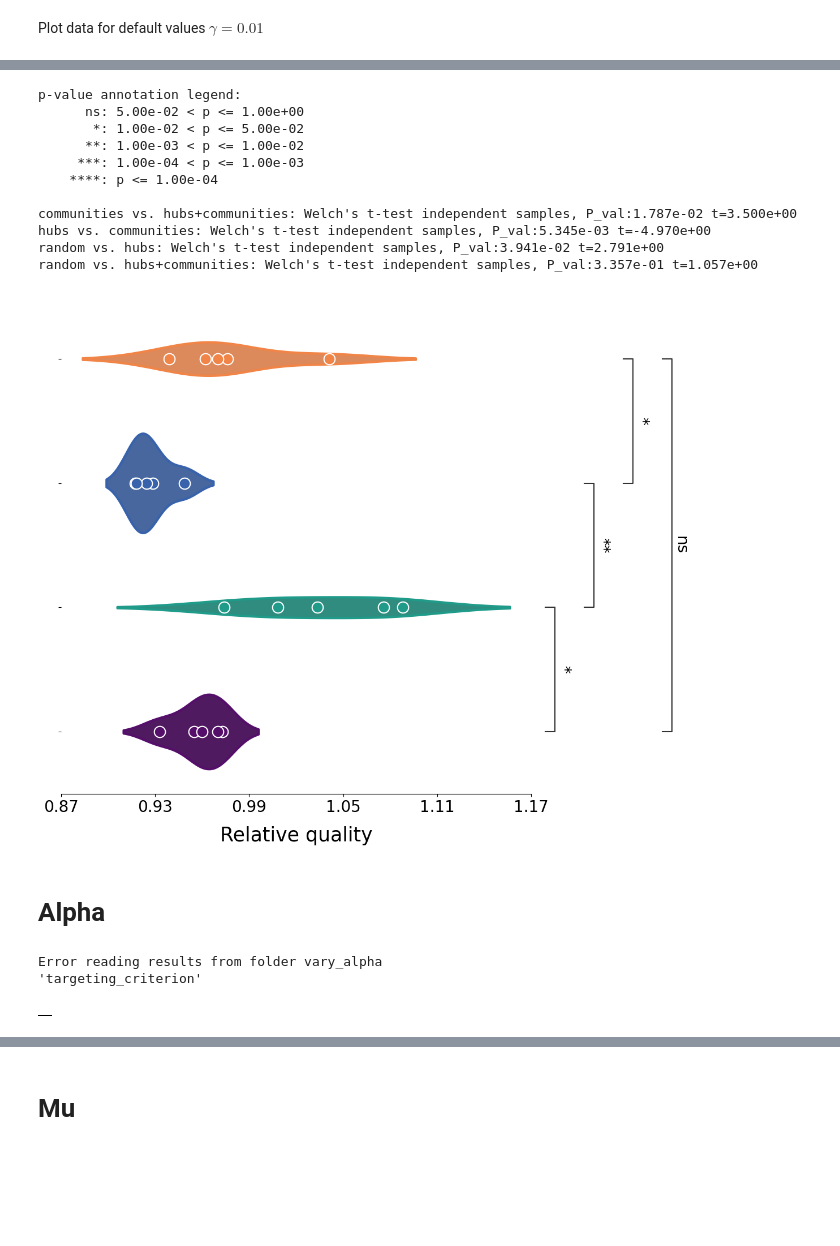
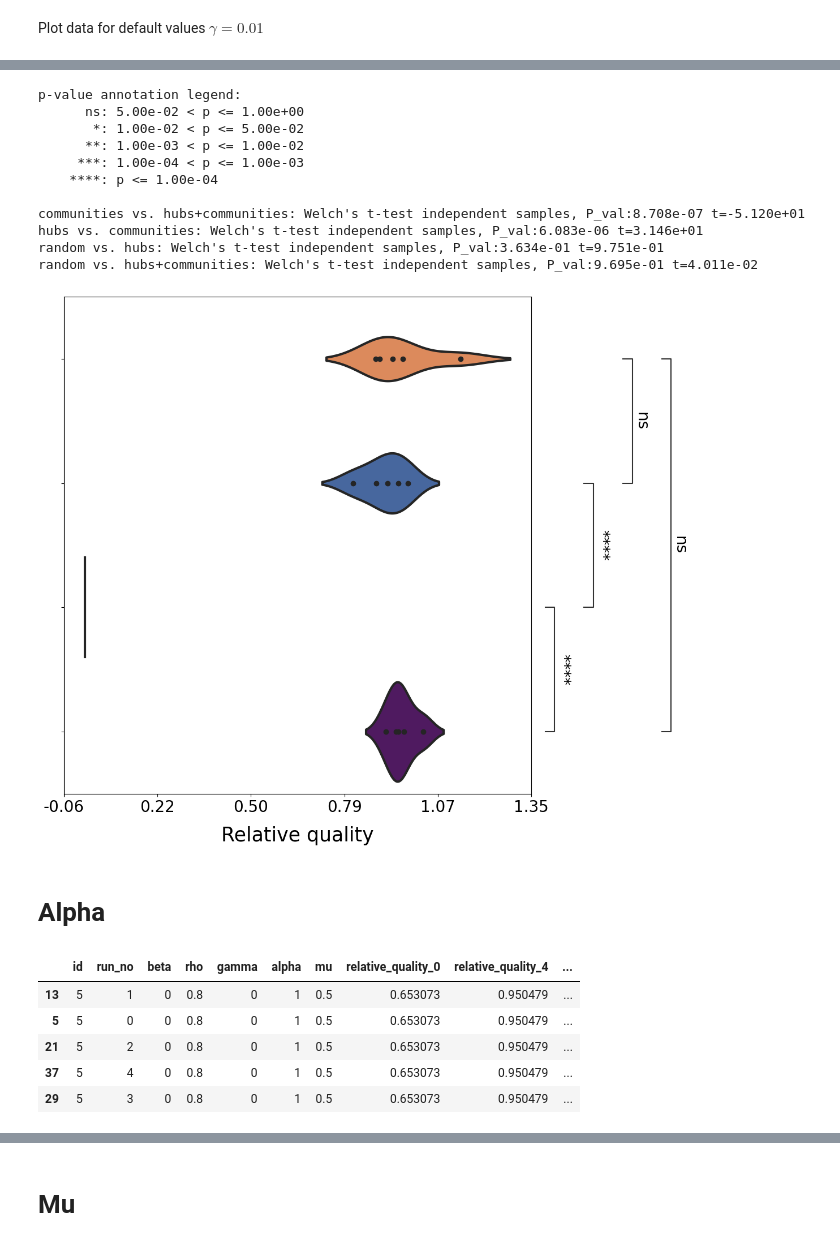
Before and after one commit to osome-iu/SimSoM, a Jupyter notebook: experiments/10172023_v3.0_exps/plot_findings_v3.0.ipynb, the cells around one changed output, grey strips where cells are left out. Saved outputs shown, nothing was run; the diff lists cells and outputs as text; code cells hidden in the pictures; blank space fills up the shorter version.

```diff
--- a/experiments/10172023_v3.0_exps/plot_findings_v3.0.ipynb
+++ b/experiments/10172023_v3.0_exps/plot_findings_v3.0.ipynb
@@ -233,6 +233,6 @@ def point_violinplot(
 # %%
 # Directory containing experiment results
-RES_DIR = "results"
+RES_DIR = "/N/project/simsom/simsom_v3/10172023_v3.0/results"
 
 # Directory to save figures
 PLOT_DIR = "figures"
@@ -240,7 +240,7 @@ if not os.path.exists(PLOT_DIR):
     os.makedirs(PLOT_DIR)
 
 # Styling
-plt.style.use("/Users/baott/SimSoM/experiments/stylesheet.mplstyle")
+plt.style.use("stylesheet.mplstyle")
 PALETTE = ["#550F6B", "#F8D625", "#BC3684", "#F18447", "#3863AC", "#209B8A"]
 sns.set_palette(PALETTE)
 
@@ -257,7 +257,7 @@ warnings.filterwarnings("ignore")
 # %% [markdown]
 # Baseline results
 # %%
-folders = ["baseline", "baseline_7runs"]
+folders = ["baseline_5runs"]
 dfs = []
 for folder in folders:
     data = json.load(open(f"{RES_DIR}/{folder}/baseline.json", "r"))
@@ -477,45 +431,45 @@ annotator.configure(
     text_format="star",
     loc="outside",
     fontsize=20,
     # comparisons_correction="bonferroni"
     comparisons_correction=None,
 )
 annotator.apply_and_annotate()
 
 violin.set(yticklabels=[])
 violin.tick_params(axis="x", labelsize=20)
 violin.tick_params(axis="y", labelsize=20)
 violin.set_ylabel(None)
 violin.set_xlabel("Relative quality", fontsize=25, labelpad=14)
-patch_violinplot(ax, palette=BLUEPALETTE, n=4)
-point_violinplot(ax, palette=BLUEPALETTE, n=4)
-sns.despine(top=True, left=True, bottom=False)
+# patch_violinplot(ax, palette=BLUEPALETTE, n=4)
+# point_violinplot(ax, palette=BLUEPALETTE, n=4)
+# sns.despine(top=True, left=True, bottom=False)
 # Saving
 plt.tight_layout()
 
 fig = violin.get_figure()
 if fpath is not None:
     fig.savefig(f"{fpath}.pdf")
     fig.savefig(f"{fpath}.png")
 else:
     plt.show()
 # %% [output]
 p-value annotation legend:
       ns: 5.00e-02 < p <= 1.00e+00
        *: 1.00e-02 < p <= 5.00e-02
       **: 1.00e-03 < p <= 1.00e-02
      ***: 1.00e-04 < p <= 1.00e-03
     ****: p <= 1.00e-04
 
-communities vs. hubs+communities: Welch's t-test independent samples, P_val:1.787e-02 t=3.500e+00
-hubs vs. communities: Welch's t-test independent samples, P_val:5.345e-03 t=-4.970e+00
-random vs. hubs: Welch's t-test independent samples, P_val:3.941e-02 t=2.791e+00
-random vs. hubs+communities: Welch's t-test independent samples, P_val:3.357e-01 t=1.057e+00
+communities vs. hubs+communities: Welch's t-test independent samples, P_val:8.708e-07 t=-5.120e+01
+hubs vs. communities: Welch's t-test independent samples, P_val:6.083e-06 t=3.146e+01
+random vs. hubs: Welch's t-test independent samples, P_val:3.634e-01 t=9.751e-01
+random vs. hubs+communities: Welch's t-test independent samples, P_val:9.695e-01 t=4.011e-02
-[figure, old version]
+[figure, new version]
 # %% [markdown]
 # Alpha
 # %%
-folders = ["vary_alpha"]
+folders = ["vary_alpha_10runs"]
 TARGET_PARAMS.append("alpha")
 
 data = read_data(RES_DIR, folders)
@@ -525,12 +479,12 @@ alphadata = pivot_results(data, col_name_prefix="quality")
 alphadata = alphadata.sort_values(by="alpha")
 alphadata.head()
 # %% [output]
-Error reading results from folder vary_alpha
-'targeting_criterion'
+|  | id | run_no | beta | rho | gamma | alpha | mu | relative_quality_0 | relative_quality_4 | ... |
+| 13 | 5 | 1 | 0 | 0.8 | 0 | 1 | 0.5 | 0.653073 | 0.950479 | ... |
+| 5 | 5 | 0 | 0 | 0.8 | 0 | 1 | 0.5 | 0.653073 | 0.950479 | ... |
+| 21 | 5 | 2 | 0 | 0.8 | 0 | 1 | 0.5 | 0.653073 | 0.950479 | ... |
+| 37 | 5 | 4 | 0 | 0.8 | 0 | 1 | 0.5 | 0.653073 | 0.950479 | ... |
+| 29 | 5 | 3 | 0 | 0.8 | 0 | 1 | 0.5 | 0.653073 | 0.950479 | ... |
-# %%
-data
-# %% [output]
-|  |
 # %%
 fpath = os.path.join(PLOT_DIR, "alpha")
 color = "#F18447"  # orange
```
Also changed, not shown: parts of 32 cells of this notebook.
